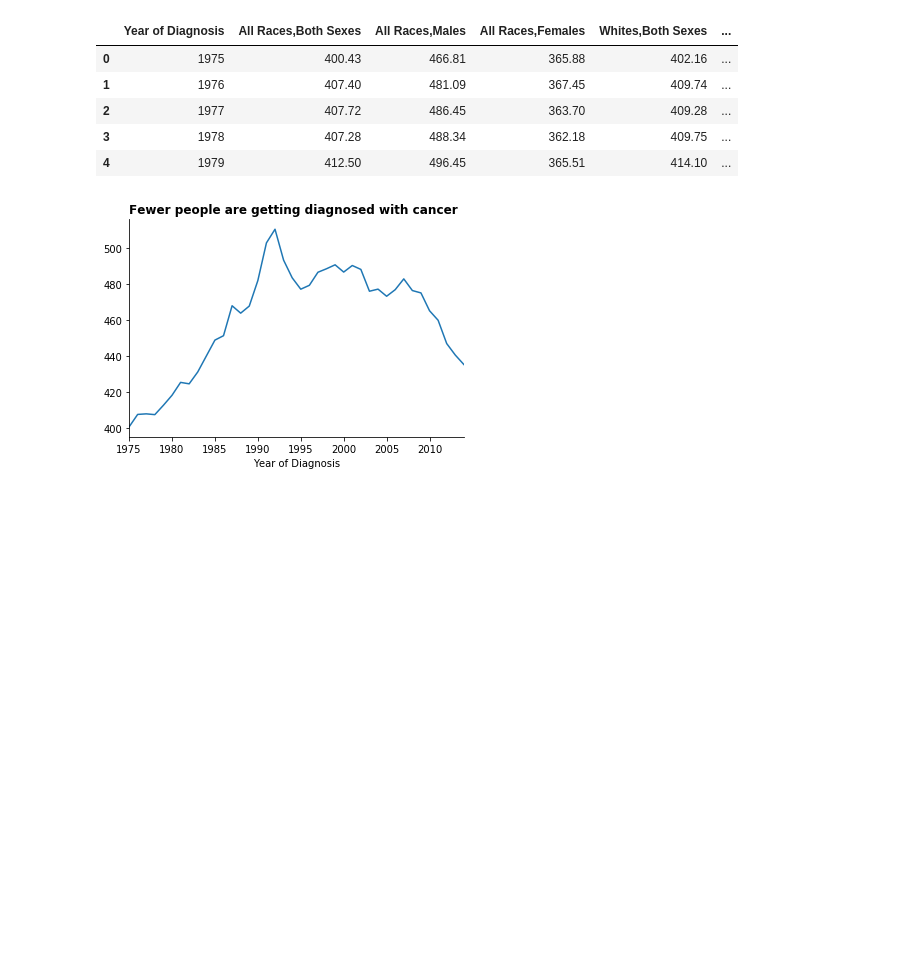
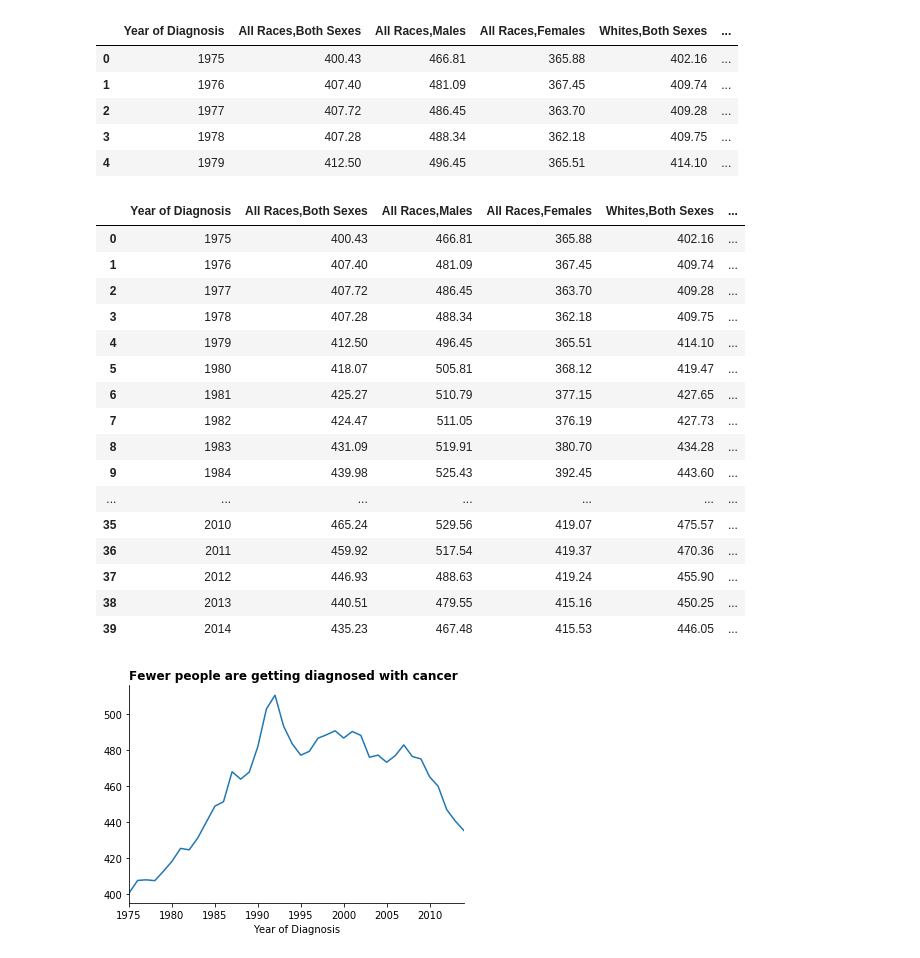
Before and after one commit to JulienAssouline/data-studios-projects, a Jupyter notebook: code/Project 3/Cancer Rates.ipynb, the cells around one changed output. Cells and saved outputs as stored; diff of their text form; code cells hidden in the pictures; blank space fills up the shorter version.

```diff
--- a/code/Project 3/Cancer Rates.ipynb
+++ b/code/Project 3/Cancer Rates.ipynb
@@ -34,6 +54,26 @@ cancer_incidents.head()
 | 2 | 1977 | 407.72 | 486.45 | 363.70 | 409.28 | ... |
 | 3 | 1978 | 407.28 | 488.34 | 362.18 | 409.75 | ... |
 | 4 | 1979 | 412.50 | 496.45 | 365.51 | 414.10 | ... |
+# %%
+cancer_incidents
+# %% [output]
+|  | Year of Diagnosis | All Races,Both Sexes | All Races,Males | All Races,Females | Whites,Both Sexes | ... |
+| 0 | 1975 | 400.43 | 466.81 | 365.88 | 402.16 | ... |
+| 1 | 1976 | 407.40 | 481.09 | 367.45 | 409.74 | ... |
+| 2 | 1977 | 407.72 | 486.45 | 363.70 | 409.28 | ... |
+| 3 | 1978 | 407.28 | 488.34 | 362.18 | 409.75 | ... |
+| 4 | 1979 | 412.50 | 496.45 | 365.51 | 414.10 | ... |
+| 5 | 1980 | 418.07 | 505.81 | 368.12 | 419.47 | ... |
+| 6 | 1981 | 425.27 | 510.79 | 377.15 | 427.65 | ... |
+| 7 | 1982 | 424.47 | 511.05 | 376.19 | 427.73 | ... |
+| 8 | 1983 | 431.09 | 519.91 | 380.70 | 434.28 | ... |
+| 9 | 1984 | 439.98 | 525.43 | 392.45 | 443.60 | ... |
+| ... | ... | ... | ... | ... | ... | ... |
+| 35 | 2010 | 465.24 | 529.56 | 419.07 | 475.57 | ... |
+| 36 | 2011 | 459.92 | 517.54 | 419.37 | 470.36 | ... |
+| 37 | 2012 | 446.93 | 488.63 | 419.24 | 455.90 | ... |
+| 38 | 2013 | 440.51 | 479.55 | 415.16 | 450.25 | ... |
+| 39 | 2014 | 435.23 | 467.48 | 415.53 | 446.05 | ... |
 # %%
 ax = cancer_incidents.plot(x = "Year of Diagnosis", y = "All Races,Both Sexes", legend = False)
 ax.set_title("Fewer people are getting diagnosed with cancer", loc='left', fontweight="bold")
```
Also changed, not shown: parts of 2 cells of this notebook, 2 other files.
